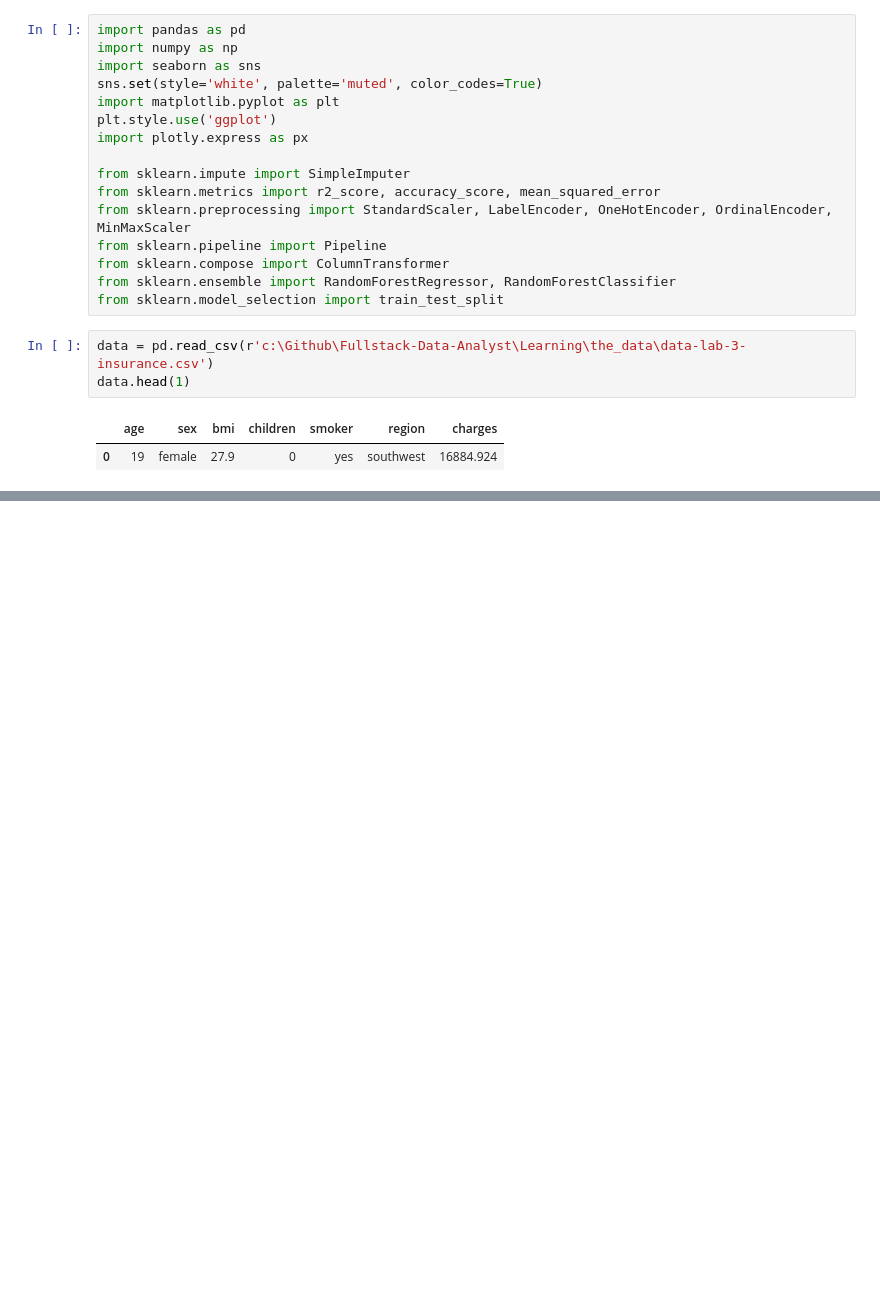
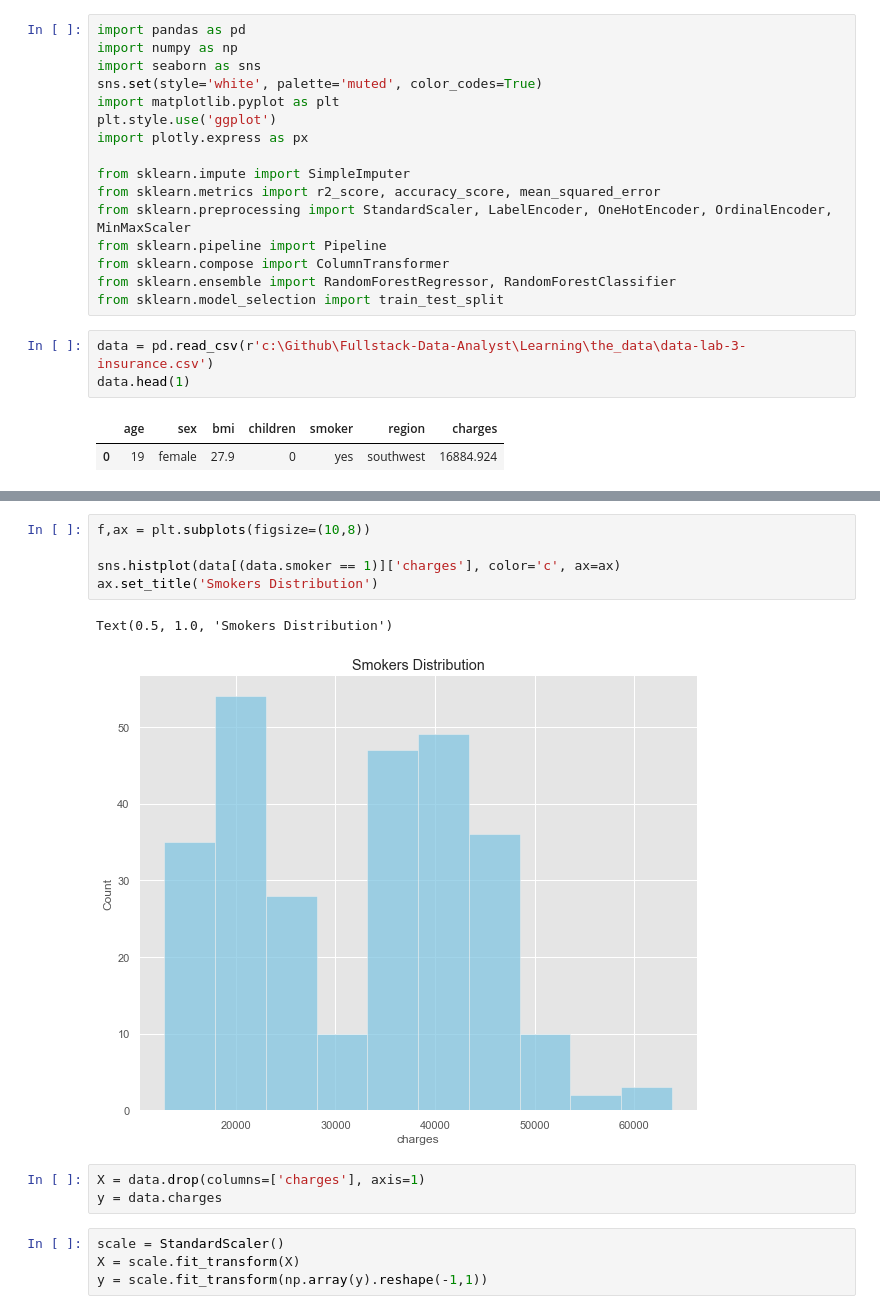
Before and after one commit to Omuk/Fullstack-Data-Analyst, a Jupyter notebook: Learning/code_examples/practice/practice_field.ipynb, the cells around one changed output, grey strips where cells are left out. Drawn from its saved outputs; the diff is of its cells as text; blank space fills up the shorter version.

```diff
--- a/Learning/code_examples/practice/practice_field.ipynb
+++ b/Learning/code_examples/practice/practice_field.ipynb
@@ -22,0 +65,15 @@ data.head(1)
+# %%
+f,ax = plt.subplots(figsize=(10,8))
+
+sns.histplot(data[(data.smoker == 1)]['charges'], color='c', ax=ax)
+ax.set_title('Smokers Distribution')
+# %% [output]
+Text(0.5, 1.0, 'Smokers Distribution')
+[figure, added]
+# %%
+X = data.drop(columns=['charges'], axis=1)
+y = data.charges
+# %%
+scale = StandardScaler()
+X = scale.fit_transform(X)
+y = scale.fit_transform(np.array(y).reshape(-1,1))
```
Also changed, not shown: parts of 8 cells of this notebook, 2 other files.
